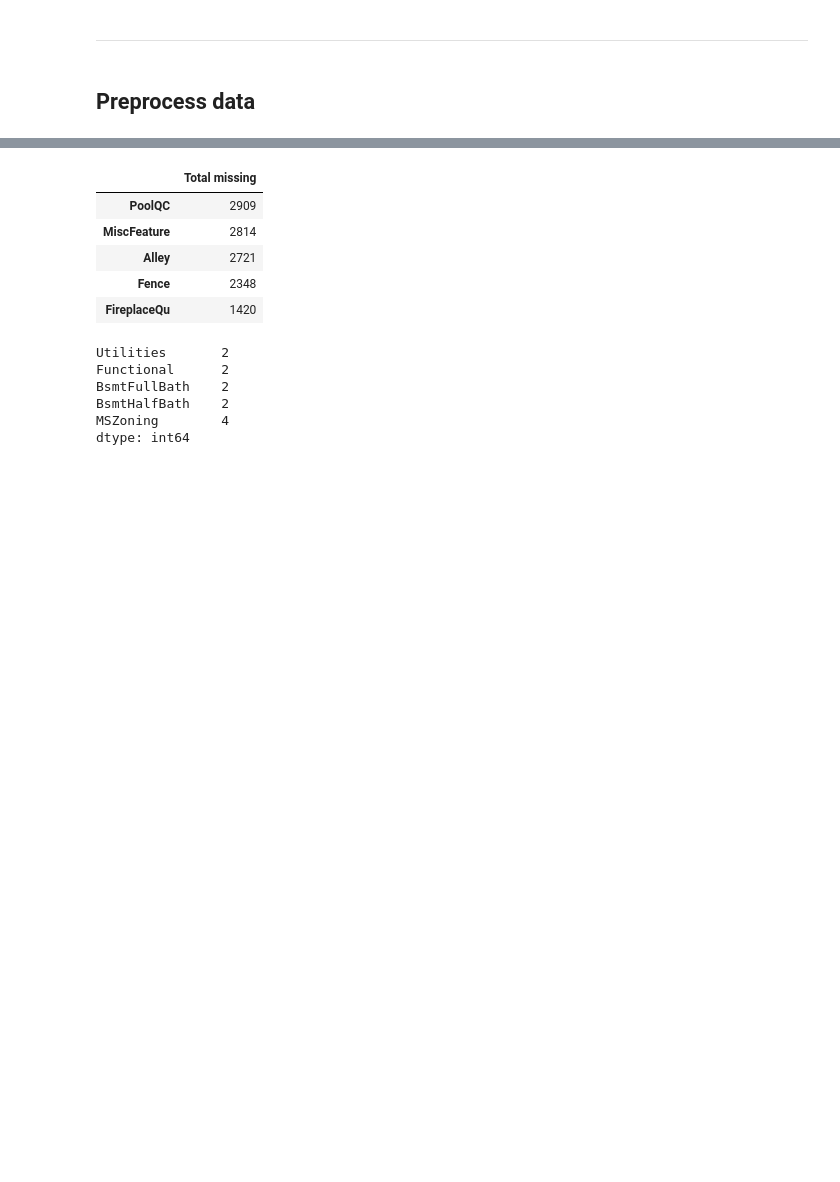
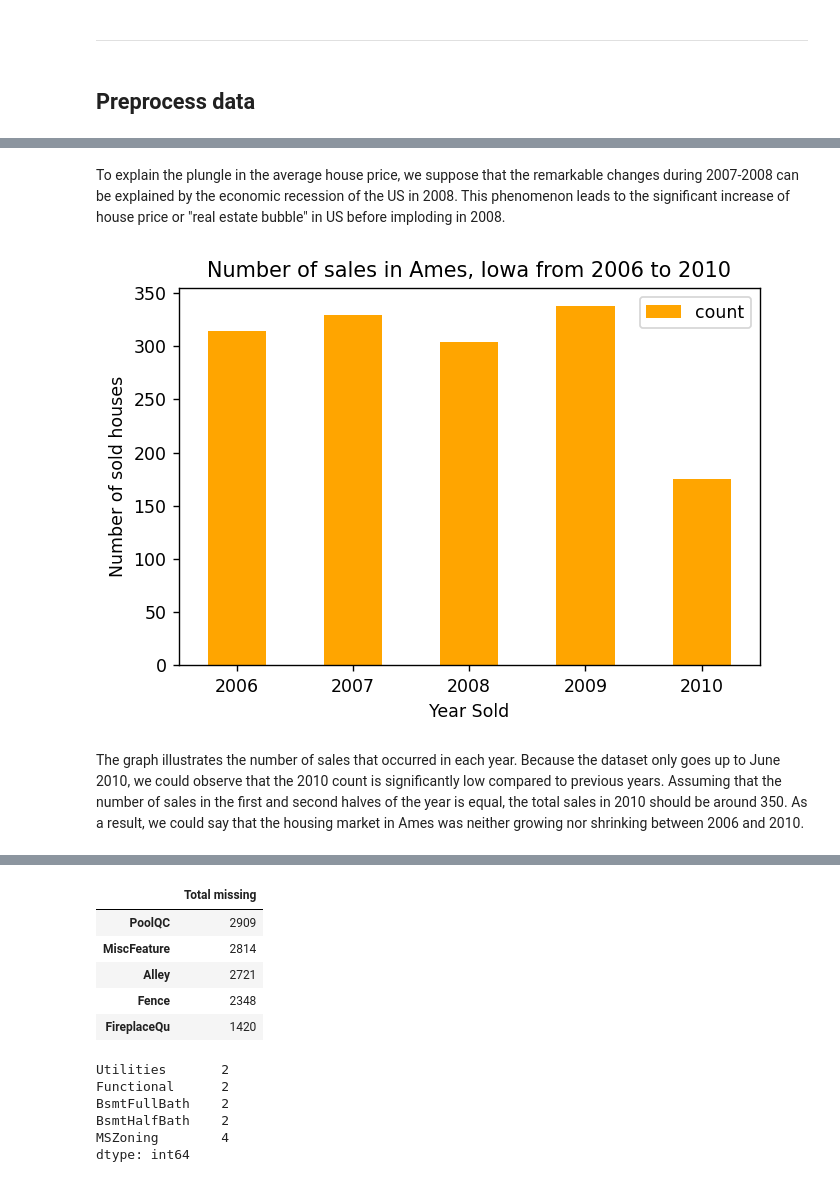
Before and after one commit to IceIce1ce/Final_Project_LTKHDL, a Jupyter notebook: House_Prices.ipynb, the cells around one changed output, grey strips where cells are left out. Cells and saved outputs as stored; diff of their text form; code cells hidden in the pictures; blank space fills up the shorter version.

```diff
--- a/House_Prices.ipynb
+++ b/House_Prices.ipynb
@@ -183,0 +436,10 @@ train_df.isnull().sum()
+# %% [markdown]
+To explain the plungle in the average house price, we suppose that the remarkable changes during 2007-2008 can be explained by the economic recession of the US in 2008. This phenomenon leads to the significant increase of house price or  "real estate bubble" in US before imploding in 2008.
+# %%
+plot_df = sold_houses_each_year.to_frame().reset_index().rename(columns={'Id': 'count'})
+plot_df.plot.bar(x='YrSold', y='count', xlabel='Year Sold', ylabel='Number of sold houses',\
+                  title='Number of sales in Ames, Iowa from 2006 to 2010', rot=0, color='orange');
+# %% [output]
+[figure, added]
+# %% [markdown]
+The graph illustrates the number of sales that occurred in each year. Because the dataset only goes up to June 2010, we could observe that the 2010 count is significantly low compared to previous years. Assuming that the number of sales in the first and second halves of the year is equal, the total sales in 2010 should be around 350. As a result, we could say that the housing market in Ames was neither growing nor shrinking between 2006 and 2010.
```
Also changed, not shown: parts of 80 cells of this notebook, 1 other file.
